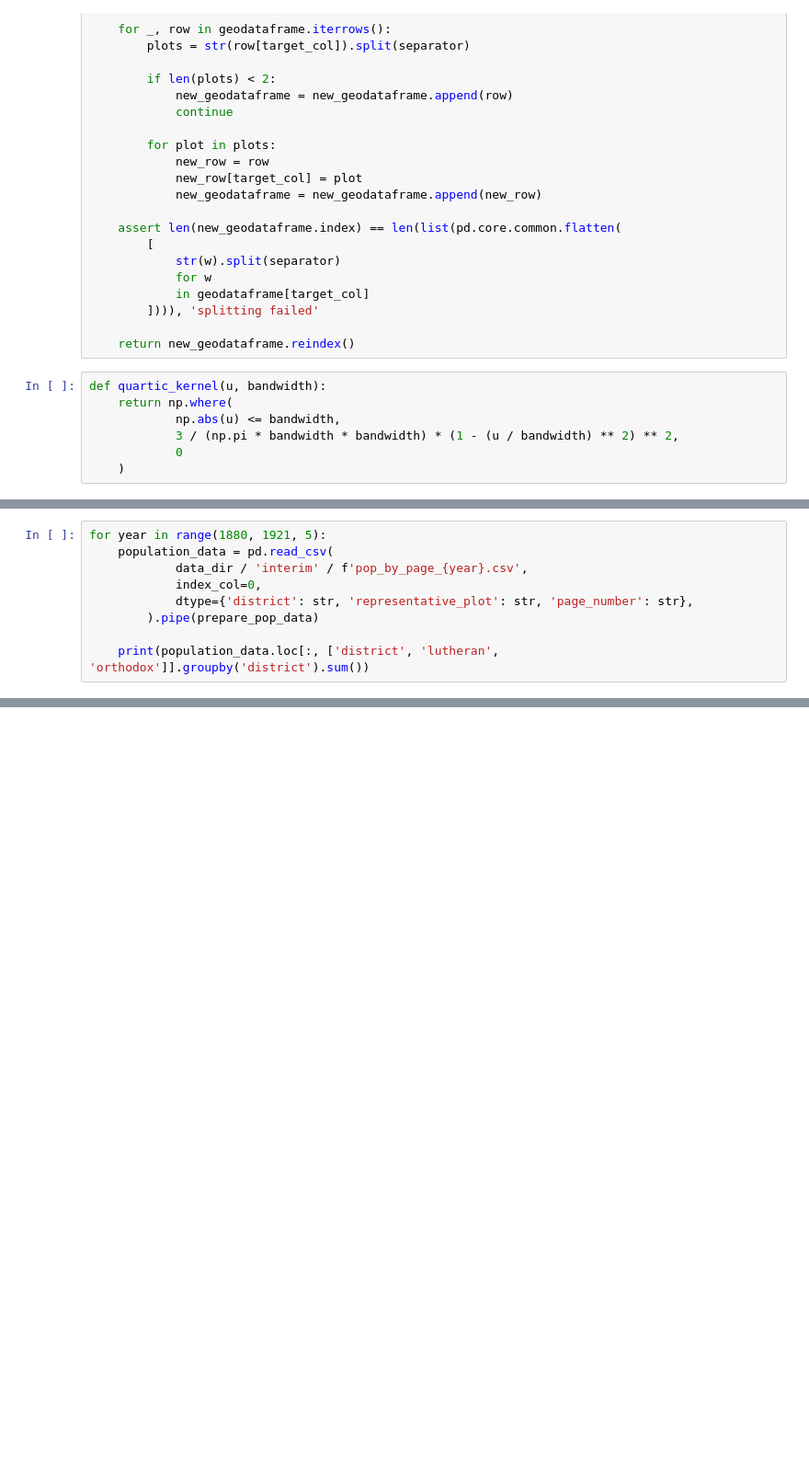
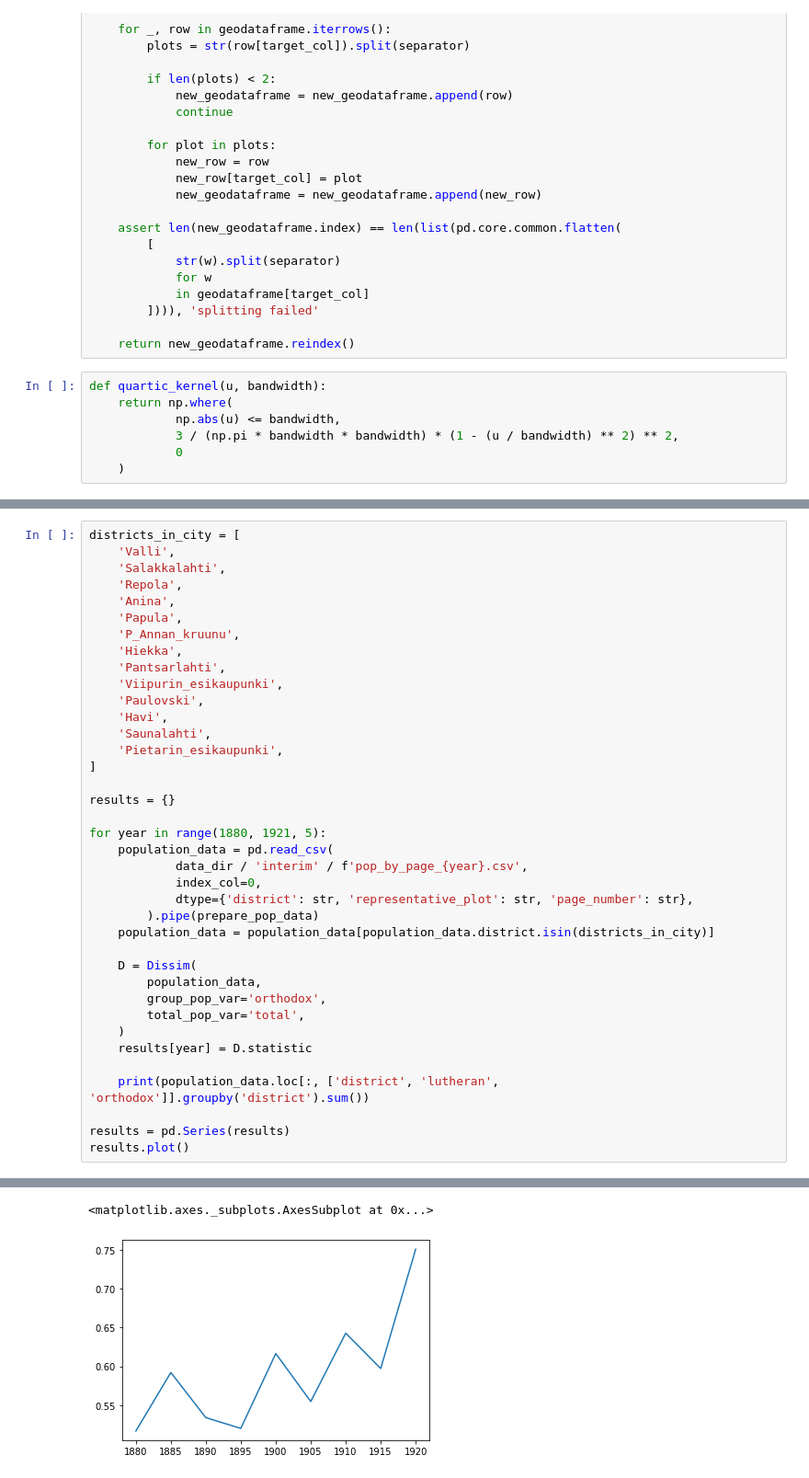
Before and after one commit to AnttiHaerkoenen/spatial_segregation, a Jupyter notebook: notebooks/segregation_change_1880-1920.ipynb, the cells around one changed output, grey strips where cells are left out. Shown at 92% size. Cells and saved outputs as stored; diff of their text form; blank space fills up the shorter version.

Commit message:
aspatial Dissimilarity

```diff
--- a/notebooks/segregation_change_1880-1920.ipynb
+++ b/notebooks/segregation_change_1880-1920.ipynb
@@ -238,12 +238,41 @@ results.plot()
 # %%
+districts_in_city = [
+    'Valli',
+    'Salakkalahti',
+    'Repola',
+    'Anina',
+    'Papula',
+    'P_Annan_kruunu',
+    'Hiekka',
+    'Pantsarlahti',
+    'Viipurin_esikaupunki',
+    'Paulovski',
+    'Havi',
+    'Saunalahti',
+    'Pietarin_esikaupunki',
+]
+
+results = {}
+
 for year in range(1880, 1921, 5):
     population_data = pd.read_csv(
             data_dir / 'interim' / f'pop_by_page_{year}.csv',
             index_col=0,
             dtype={'district': str, 'representative_plot': str, 'page_number': str},
         ).pipe(prepare_pop_data)
+    population_data = population_data[population_data.district.isin(districts_in_city)]
+
+    D = Dissim(
+        population_data,
+        group_pop_var='orthodox',
+        total_pop_var='total',
+    )
+    results[year] = D.statistic
 
     print(population_data.loc[:, ['district', 'lutheran', 'orthodox']].groupby('district').sum())
+
+results = pd.Series(results)
+results.plot()
 # %% [output]
                       lutheran  orthodox
 district
@@ -264,0 +294,2 @@ Valli                     4031       151
+<matplotlib.axes._subplots.AxesSubplot at 0x...>
+[figure, added]
```
Also changed, not shown: parts of 3 cells of this notebook.
